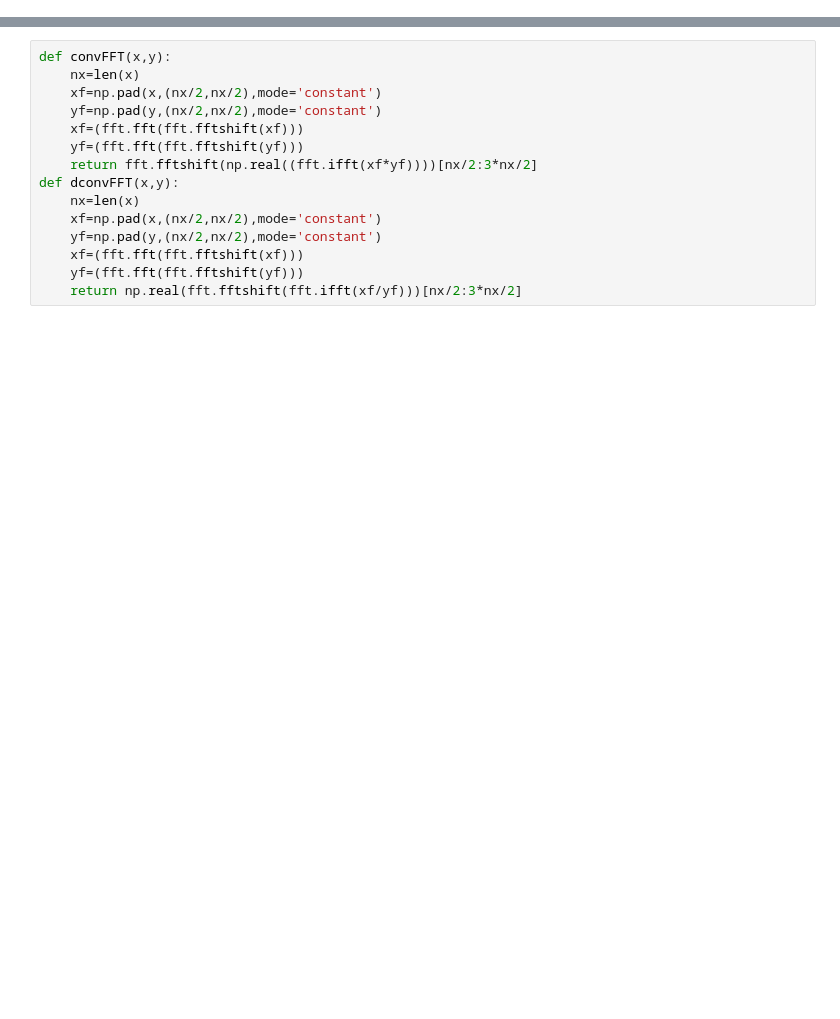
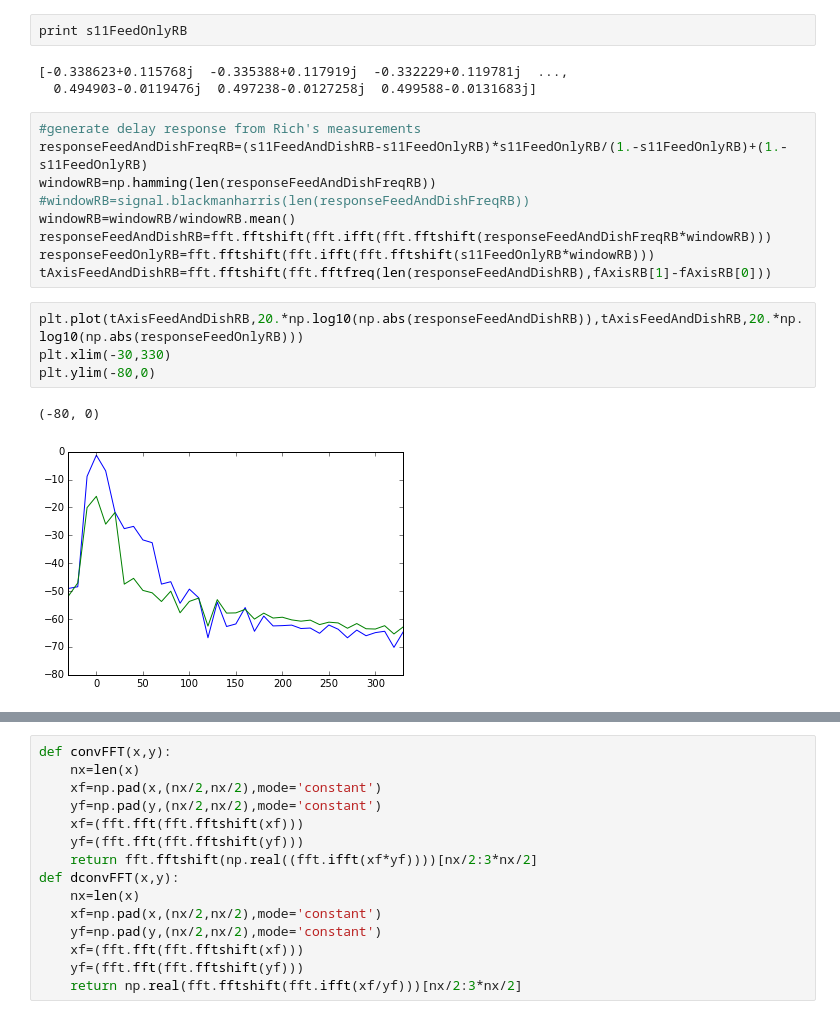
Before and after one commit to aewallwi/DishPapers, a Jupyter notebook: DishSimulations/code/DelaySimulationPlots.ipynb, the cells around one changed output, grey strips where cells are left out. Saved outputs shown, nothing was run; the diff lists cells and outputs as text; blank space fills up the shorter version.

```diff
--- a/DishSimulations/code/DelaySimulationPlots.ipynb
+++ b/DishSimulations/code/DelaySimulationPlots.ipynb
@@ -12,0 +85,21 @@ import scipy.optimize as op
+# %%
+print s11FeedOnlyRB
+# %% [output]
+[-0.338623+0.115768j  -0.335388+0.117919j  -0.332229+0.119781j  ...,
+  0.494903-0.0119476j  0.497238-0.0127258j  0.499588-0.0131683j]
+# %%
+#generate delay response from Rich's measurements
+responseFeedAndDishFreqRB=(s11FeedAndDishRB-s11FeedOnlyRB)*s11FeedOnlyRB/(1.-s11FeedOnlyRB)+(1.-s11FeedOnlyRB)
+windowRB=np.hamming(len(responseFeedAndDishFreqRB))
+#windowRB=signal.blackmanharris(len(responseFeedAndDishFreqRB))
+windowRB=windowRB/windowRB.mean()
+responseFeedAndDishRB=fft.fftshift(fft.ifft(fft.fftshift(responseFeedAndDishFreqRB*windowRB)))
+responseFeedOnlyRB=fft.fftshift(fft.ifft(fft.fftshift(s11FeedOnlyRB*windowRB)))
+tAxisFeedAndDishRB=fft.fftshift(fft.fftfreq(len(responseFeedAndDishRB),fAxisRB[1]-fAxisRB[0]))
+# %%
+plt.plot(tAxisFeedAndDishRB,20.*np.log10(np.abs(responseFeedAndDishRB)),tAxisFeedAndDishRB,20.*np.log10(np.abs(responseFeedOnlyRB)))
+plt.xlim(-30,330)
+plt.ylim(-80,0)
+# %% [output]
+(-80, 0)
+[figure, added]
```
Also changed, not shown: parts of 21 cells of this notebook, 33 other files.
